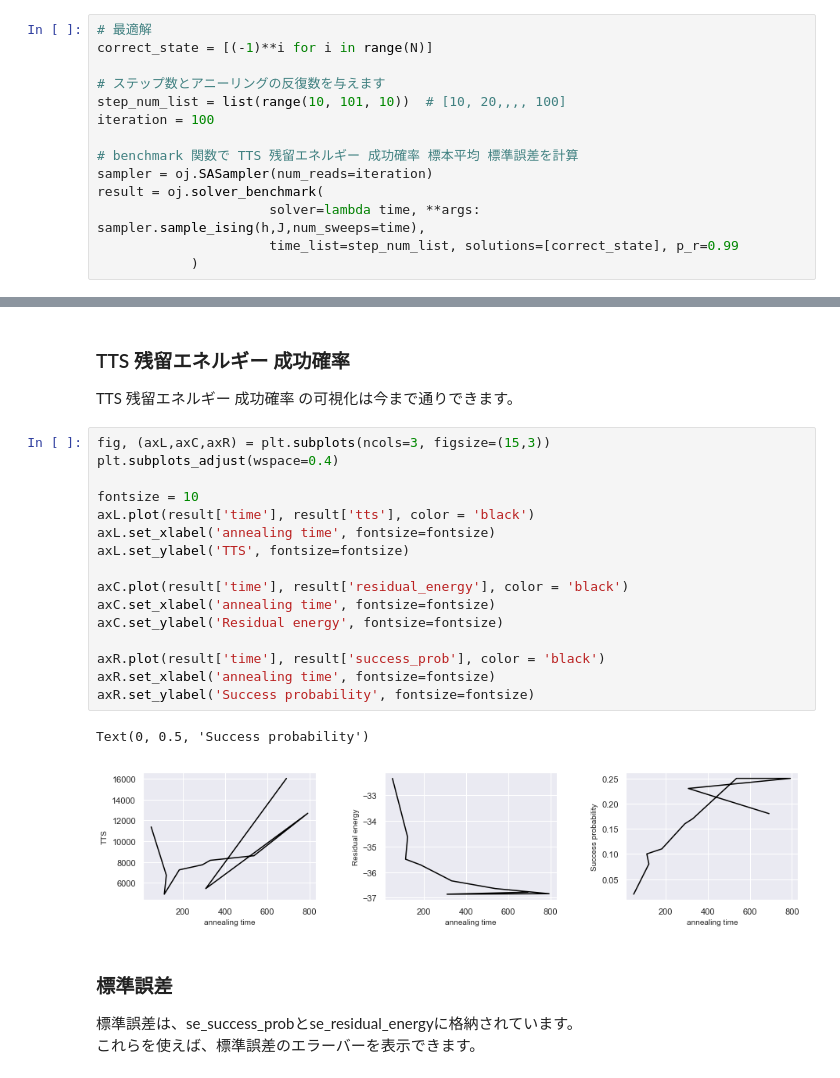
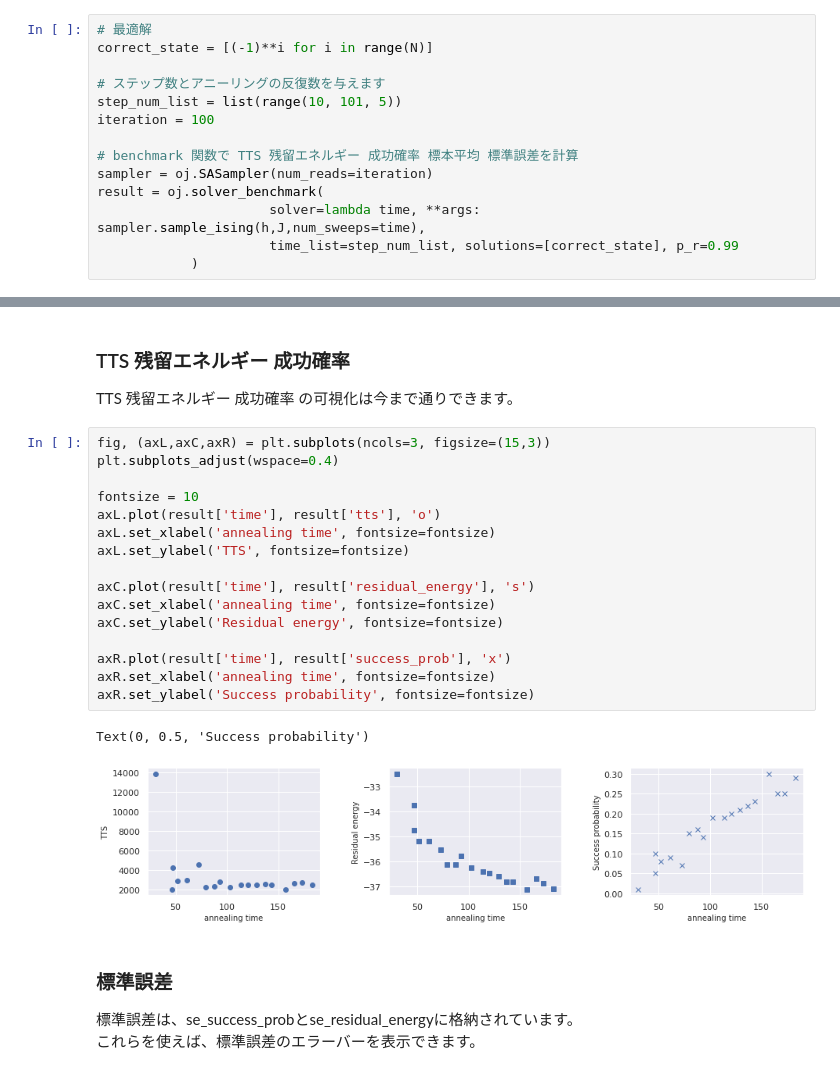
Before and after one commit to OpenJij/OpenJijTutorial, a Jupyter notebook: source/ja/2-Evaluation_errorbar.ipynb, the cells around one changed output, grey strips where cells are left out. Drawn from its saved outputs; the diff is of its cells as text.

```diff
--- a/source/ja/2-Evaluation_errorbar.ipynb
+++ b/source/ja/2-Evaluation_errorbar.ipynb
@@ -48,7 +48,7 @@ J = {(i, i+1): 1 for i in range(N-1)}
 correct_state = [(-1)**i for i in range(N)]
 
 # ステップ数とアニーリングの反復数を与えます
-step_num_list = list(range(10, 101, 10))  # [10, 20,,,, 100]
+step_num_list = list(range(10, 101, 5))
 iteration = 100
 
 # benchmark 関数で TTS 残留エネルギー 成功確率 標本平均 標準誤差を計算
@@ -71,22 +68,22 @@ TTS 残留エネルギー 成功確率 の可視化は今まで通りできま
 # %%
 fig, (axL,axC,axR) = plt.subplots(ncols=3, figsize=(15,3))
 plt.subplots_adjust(wspace=0.4)
 
 fontsize = 10
-axL.plot(result['time'], result['tts'], color = 'black')
+axL.plot(result['time'], result['tts'], 'o')
 axL.set_xlabel('annealing time', fontsize=fontsize)
 axL.set_ylabel('TTS', fontsize=fontsize)
 
-axC.plot(result['time'], result['residual_energy'], color = 'black')
+axC.plot(result['time'], result['residual_energy'], 's')
 axC.set_xlabel('annealing time', fontsize=fontsize)
 axC.set_ylabel('Residual energy', fontsize=fontsize)
 
-axR.plot(result['time'], result['success_prob'], color = 'black')
+axR.plot(result['time'], result['success_prob'], 'x')
 axR.set_xlabel('annealing time', fontsize=fontsize)
 axR.set_ylabel('Success probability', fontsize=fontsize)
 # %% [output]
 Text(0, 0.5, 'Success probability')
-[figure, old version]
+[figure, new version]
 # %% [markdown]
 ### 標準誤差
 標準誤差は、se_success_probとse_residual_energyに格納されています。
```
Also changed, not shown: parts of 4 cells of this notebook, 3 other files.
